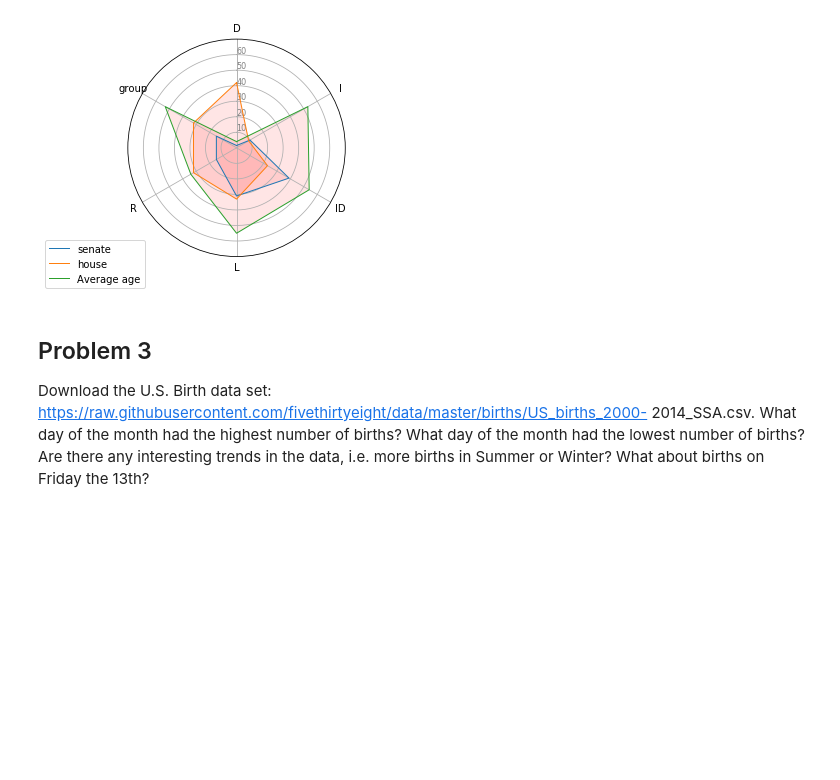
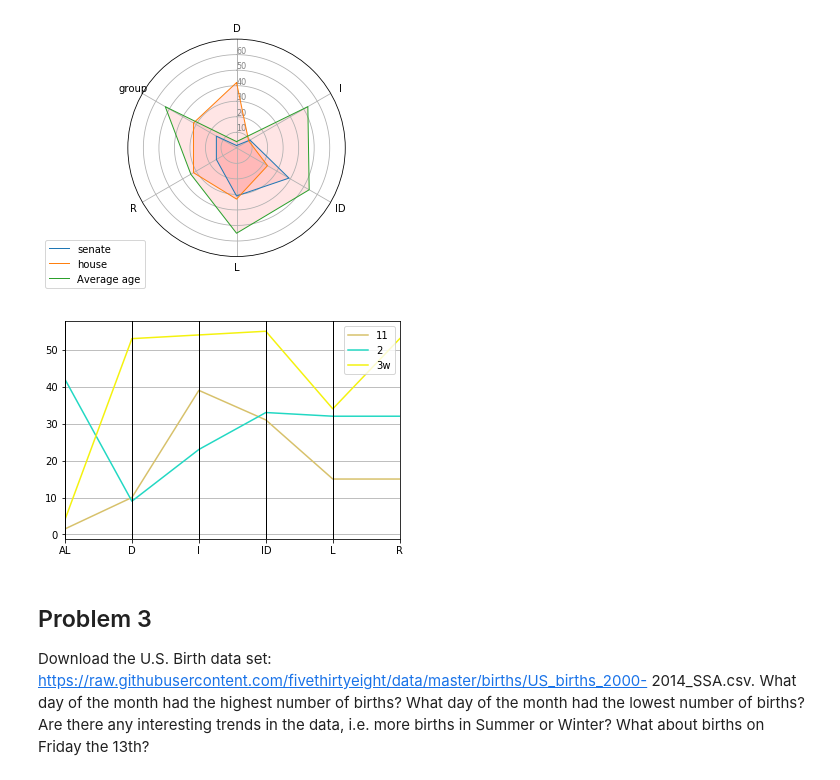
Before and after one commit to jesuszarate/VisForScientificData, a Jupyter notebook: Assignment1/Assignment1.ipynb, the cells around one changed output. Cells and saved outputs as stored; diff of their text form; code cells hidden in the pictures; blank space fills up the shorter version.

Commit message:
Implemented parallel coordinates

```diff
--- a/Assignment1/Assignment1.ipynb
+++ b/Assignment1/Assignment1.ipynb
@@ -195,6 +195,30 @@ plt.legend(loc='upper right', bbox_to_anchor=(0.1, 0.1))
 plt.show()
 # %% [output]
 [figure]
+# %%
+from pandas.plotting import parallel_coordinates
+
+group = ['sena','2','3w']
+
+df = pd.DataFrame({
+'group' : group,
+'AL': [ 1.5, 42, 4],
+'D': [ 10, 9, 53],
+'I': [ 39, 23, 54],
+'ID': [ 31, 33, 55],
+'L': [ 15, 32, 34],
+'R': [ 15, 32, 53],
+})
+
+# import inspect
+
+# print(inspect.signature(parallel_coordinates))
+# plt.figure()
+
+parallel_coordinates(df, 'group')
+plt.show()
+# %% [output]
+[figure, added]
 # %% [markdown]
 ## Problem 3
 Download the U.S. Birth data set:
```
